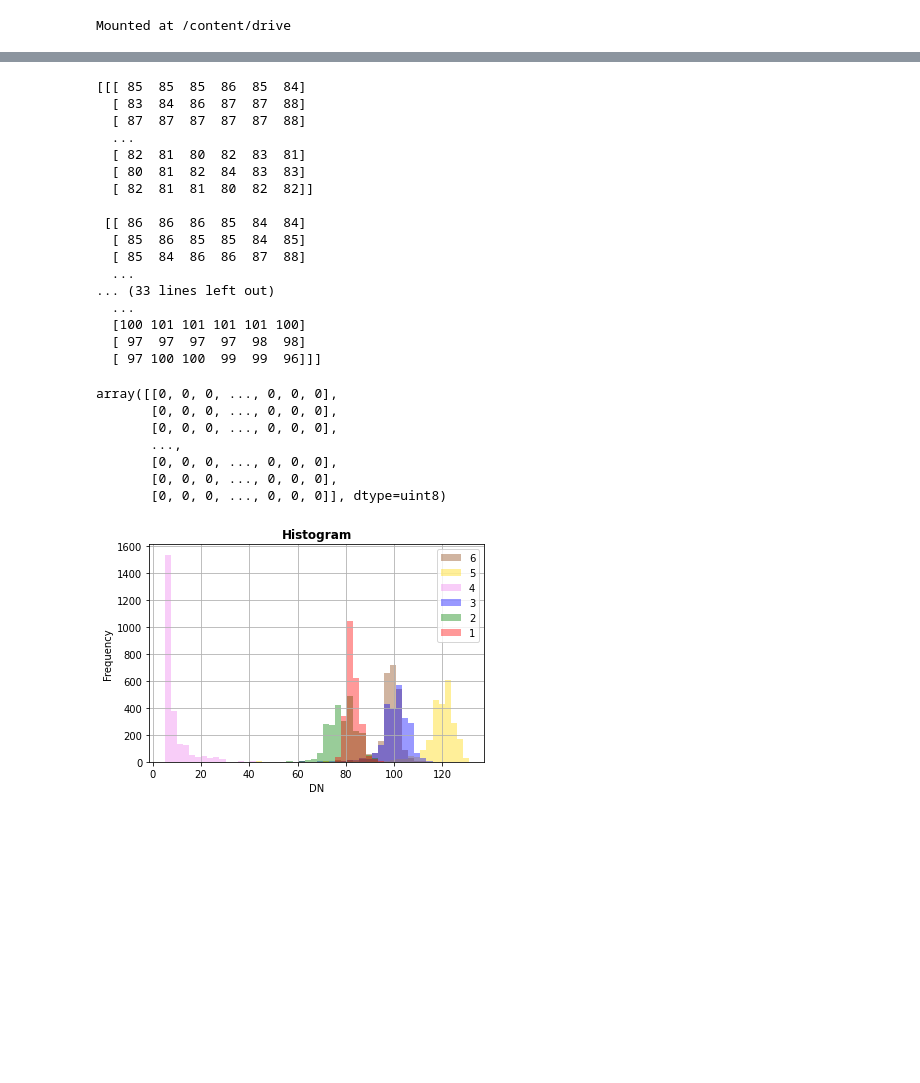
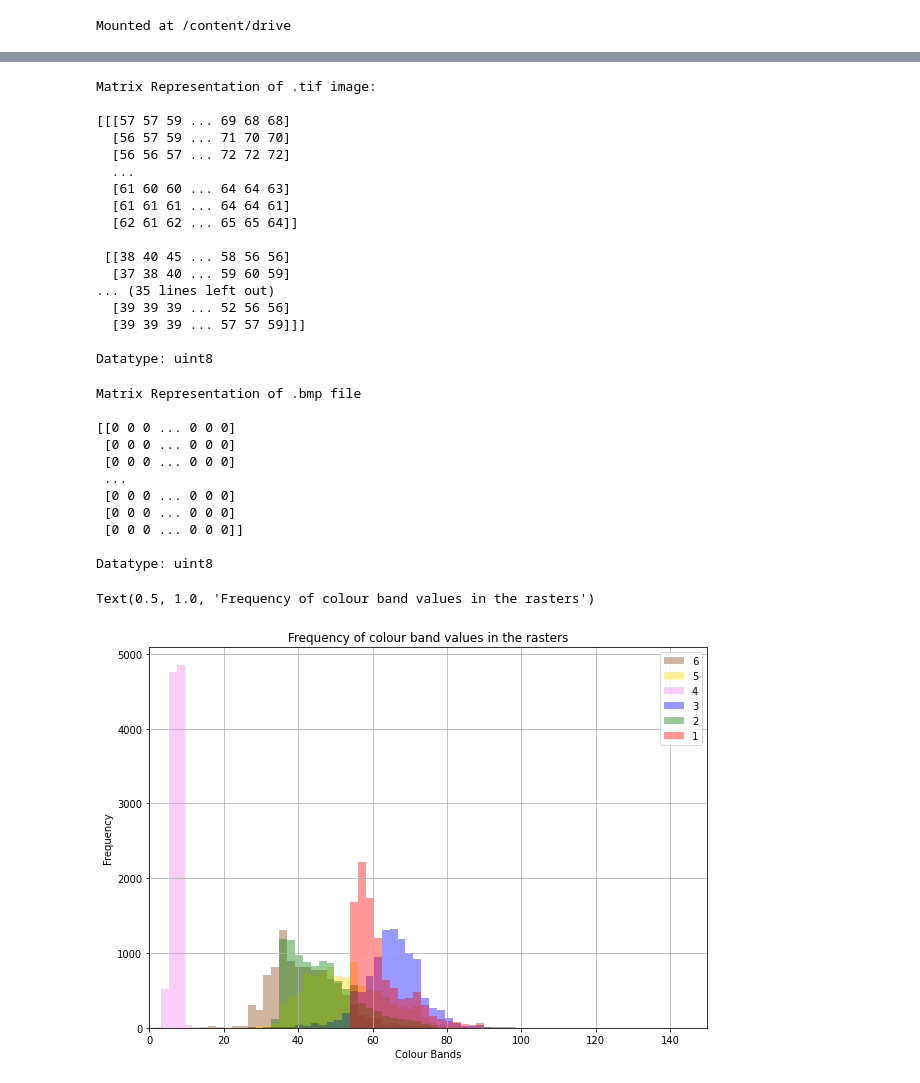
Before and after one commit to tejes16/Smoke-detection-AI, a Jupyter notebook: Copy_of_SmokeDetect (1).ipynb, the cells around one changed output, grey strips where cells are left out. Cells and saved outputs as stored; diff of their text form; code cells hidden in the pictures; blank space fills up the shorter version.

```diff
--- a/Copy_of_SmokeDetect (1).ipynb
+++ b/Copy_of_SmokeDetect (1).ipynb
@@ -83,45 +103,56 @@ for _ in range(1,7):
 # %%
-path = tifpath + '/' + tiffol[350]
+path = tifpath + '/' + tiffol[1]
 with rasterio.open(path) as src:
     tifa = src.read()
-    tifa = tifa.reshape(46,52,6)
+#    tifa = tifa.reshape(46,52,6)
     meta = src.meta
     #Tagged Raster Image into N-Dimensional Array
-    print(tifa)
+    print("Matrix Representation of .tif image:\n")
+    print(tifa,"\n\nDatatype:",tifa.dtype)
 # %% [output]
-[[[ 85  85  85  86  85  84]
-  [ 83  84  86  87  87  88]
-  [ 87  87  87  87  87  88]
+Matrix Representation of .tif image:
+
+[[[57 57 59 ... 69 68 68]
+  [56 57 59 ... 71 70 70]
+  [56 56 57 ... 72 72 72]
   ...
-  [ 82  81  80  82  83  81]
-  [ 80  81  82  84  83  83]
-  [ 82  81  81  80  82  82]]
+  [61 60 60 ... 64 64 63]
+  [61 61 61 ... 64 64 61]
+  [62 61 62 ... 65 65 64]]
 
- [[ 86  86  86  85  84  84]
-  [ 85  86  85  85  84  85]
-  [ 85  84  86  86  87  88]
-  ...
-... (33 lines left out)
-  ...
-  [100 101 101 101 101 100]
-  [ 97  97  97  97  98  98]
-  [ 97 100 100  99  99  96]]]
+ [[38 40 45 ... 58 56 56]
+  [37 38 40 ... 59 60 59]
+... (35 lines left out)
+  [39 39 39 ... 52 56 56]
+  [39 39 39 ... 57 57 59]]]
+
+Datatype: uint8
 # %%
+print("Matrix Representation of .bmp file\n")
 bmpa = np.array(srb.read(1))
 #Bitmap Image into N-Dimensional array
-bmpa
+print(bmpa,"\n\nDatatype:",bmpa.dtype)
 # %% [output]
-array([[0, 0, 0, ..., 0, 0, 0],
-       [0, 0, 0, ..., 0, 0, 0],
-       [0, 0, 0, ..., 0, 0, 0],
-       ...,
-       [0, 0, 0, ..., 0, 0, 0],
-       [0, 0, 0, ..., 0, 0, 0],
-       [0, 0, 0, ..., 0, 0, 0]], dtype=uint8)
+Matrix Representation of .bmp file
+
+[[0 0 0 ... 0 0 0]
+ [0 0 0 ... 0 0 0]
+ [0 0 0 ... 0 0 0]
+ ...
+ [0 0 0 ... 0 0 0]
+ [0 0 0 ... 0 0 0]
+ [0 0 0 ... 0 0 0]]
+
+Datatype: uint8
-# %%
-show_hist(
-    tifa.reshape(6,46,52), bins=50, lw=0.0, stacked=False, alpha=0.4,
-    histtype='stepfilled', title="Histogram")
-# %% [output]
-[figure, removed]
+# %%
+(axrgb, axhist) = plt.subplots(1, 1, figsize=(10,7))
+show_hist(
+    tifa, bins=50, lw=0.0, stacked=False, alpha=0.4,
+    histtype='stepfilled', title="Histogram",ax=axhist)
+plt.xlim(xmin=0, xmax = 150)
+axhist.set_xlabel('Colour Bands')
+axhist.set_title("Frequency of colour band values in the rasters")
+# %% [output]
+Text(0.5, 1.0, 'Frequency of colour band values in the rasters')
+[figure, added]
 # %%
```
Also changed, not shown: parts of 15 cells of this notebook.
